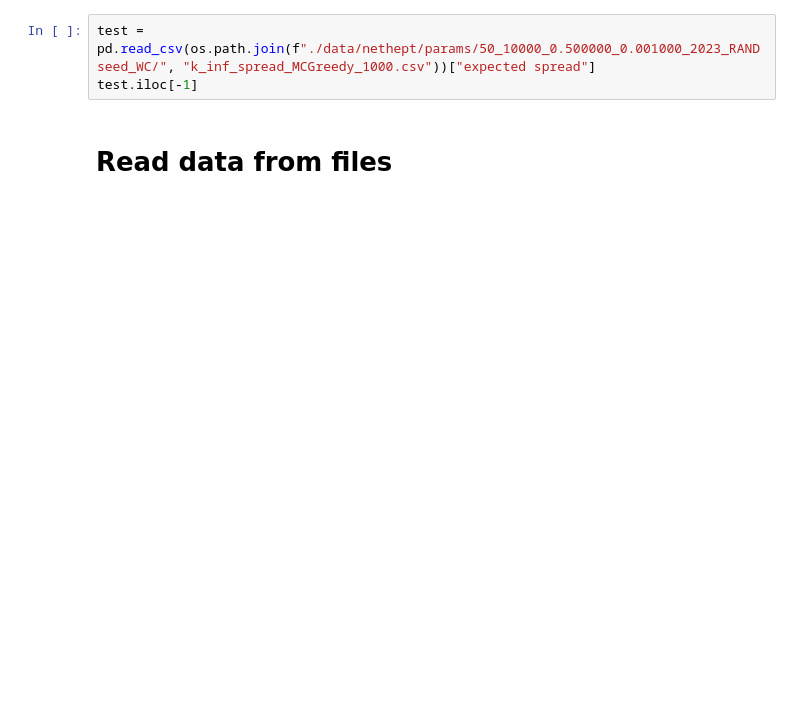
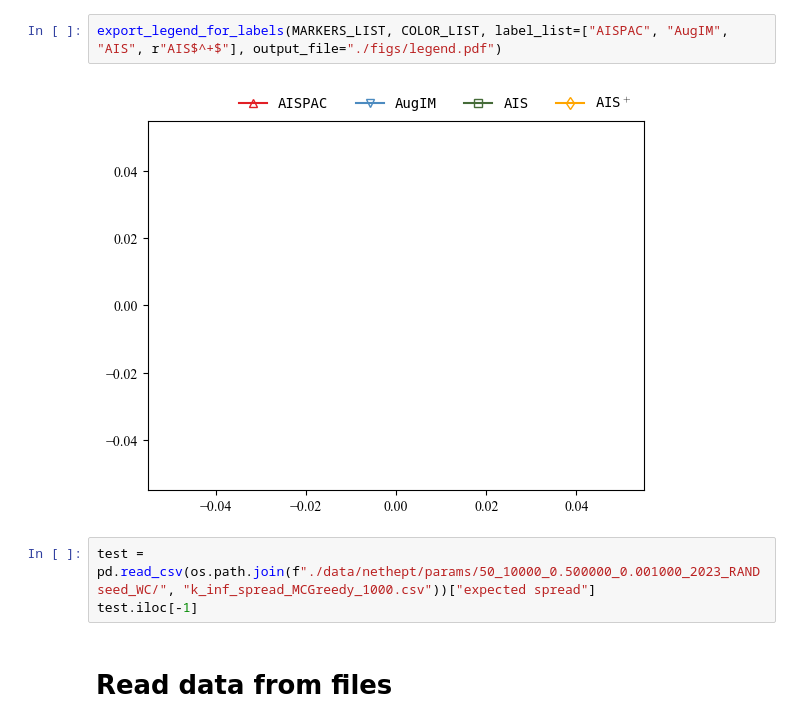
Before and after one commit to chenxlong3/AISPAC, a Jupyter notebook: data_process.ipynb, the cells around one changed output. Cells and saved outputs as stored; diff of their text form; blank space fills up the shorter version.

```diff
--- a/data_process.ipynb
+++ b/data_process.ipynb
@@ -42,3 +193,7 @@ FileNotFoundError: [Errno 2] No such file or directory: './data/Epinions/params/
+# %%
+export_legend_for_labels(MARKERS_LIST, COLOR_LIST, label_list=["AISPAC", "AugIM", "AIS", r"AIS$^+$"], output_file="./figs/legend.pdf")
+# %% [output]
+[figure, added]
 # %%
 test = pd.read_csv(os.path.join(f"./data/nethept/params/50_10000_0.500000_0.001000_2023_RANDseed_WC/", "k_inf_spread_MCGreedy_1000.csv"))["expected spread"]
 test.iloc[-1]
```
Also changed, not shown: parts of 33 cells of this notebook.
